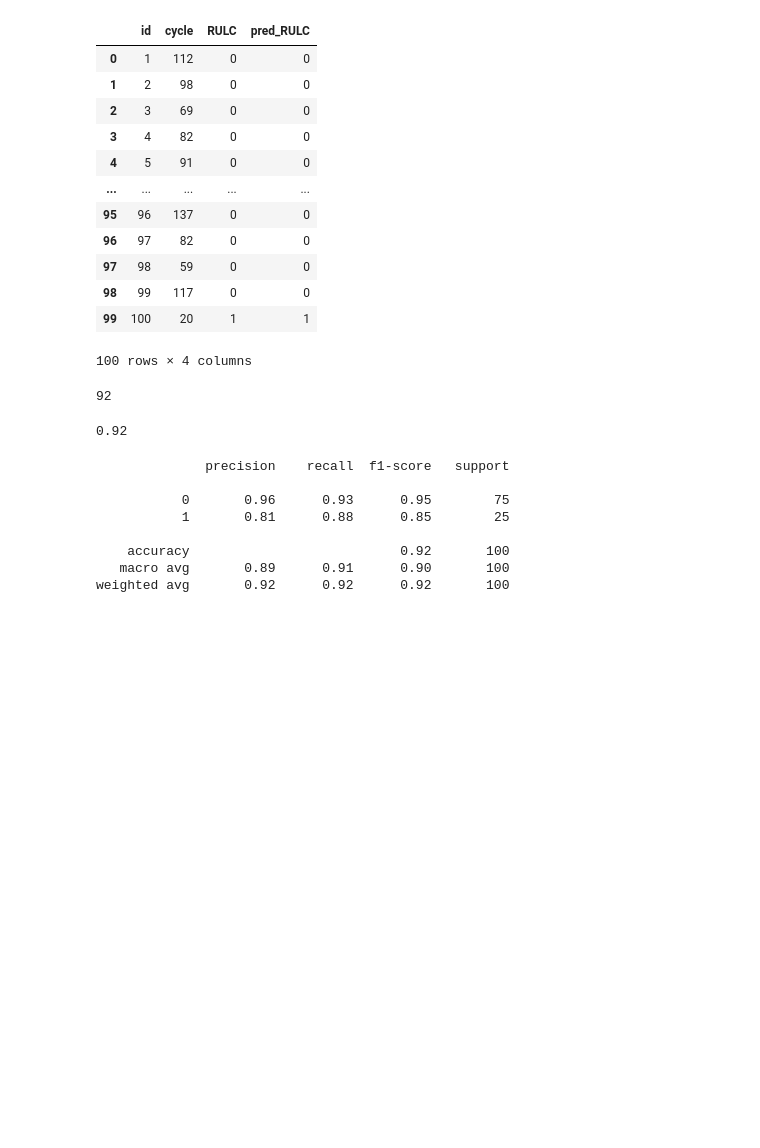
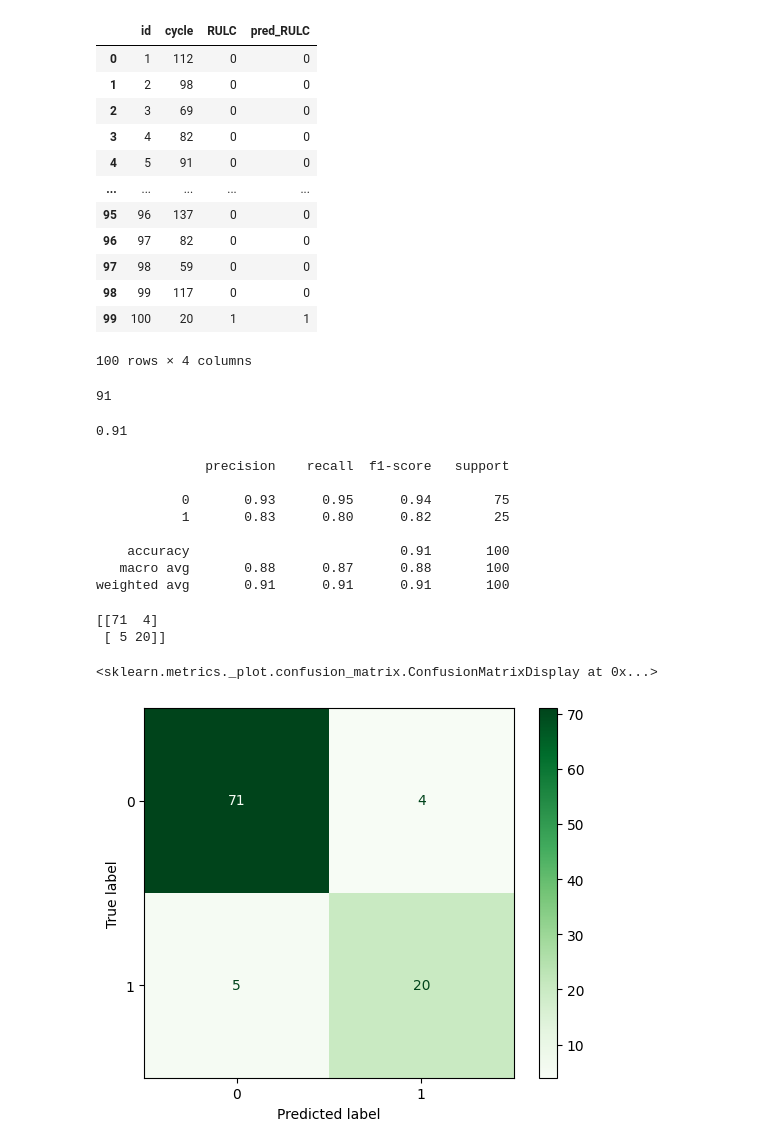
Before and after one commit to Harsh-Tiwadi/Predictive-Maintenance, a Jupyter notebook: notebook/RULC_test.ipynb, the cells around one changed output. Cells and saved outputs as stored; diff of their text form; code cells hidden in the pictures; blank space fills up the shorter version.

```diff
--- a/notebook/RULC_test.ipynb
+++ b/notebook/RULC_test.ipynb
@@ -28,11 +28,11 @@ xgb_model = xgb.XGBClassifier(
 )
 # %%
 df['RULC'] = df['RUL'].map(lambda x: 1 if x<30 else 0)
-x = df.drop(['RUL', 'cycle', 'max', 'RULC'], axis=1)
+x = df.drop(['id','RUL', 'cycle', 'max', 'RULC'], axis=1)
 y = df['RULC']
 x_train, x_test, y_train, y_test = train_test_split(x, y, test_size=0.25, random_state=42)
 # %%
-x_test_df = test_df.drop(['cycle'], axis=1)
+x_test_df = test_df.drop(['id','cycle'], axis=1)
 # %%
 xgb_model.fit(x_train,y_train)
 # %% [output]
@@ -111,19 +111,26 @@ truth_df
 # %%
 (truth_df['RULC'] == truth_df['pred_RULC']).sum()
 # %% [output]
-92
+91
 # %%
 accuracy_score(truth_df['RULC'], truth_df['pred_RULC'])
 # %% [output]
-0.92
+0.91
 # %%
 print(classification_report(truth_df['RULC'], truth_df['pred_RULC']))
 # %% [output]
               precision    recall  f1-score   support
 
-           0       0.96      0.93      0.95        75
-           1       0.81      0.88      0.85        25
+           0       0.93      0.95      0.94        75
+           1       0.83      0.80      0.82        25
 
-    accuracy                           0.92       100
-   macro avg       0.89      0.91      0.90       100
-weighted avg       0.92      0.92      0.92       100
+    accuracy                           0.91       100
+   macro avg       0.88      0.87      0.88       100
+weighted avg       0.91      0.91      0.91       100
+# %%
+from sklearn.metrics import confusion_matrix
+cm = confusion_matrix(truth_df['RULC'], truth_df['pred_RULC'])
+print(cm)
+# %% [output]
+[[71  4]
+ [ 5 20]]
@@ -129,0 +140,6 @@ weighted avg       0.92      0.92      0.92       100
+# %%
+cm = ConfusionMatrixDisplay(confusion_matrix(truth_df['RULC'], truth_df['pred_RULC']))
+cm.plot(cmap=plt.cm.Greens)
+# %% [output]
+<sklearn.metrics._plot.confusion_matrix.ConfusionMatrixDisplay at 0x...>
+[figure, added]
```
Also changed, not shown: parts of 2 cells of this notebook, 5 other files.
